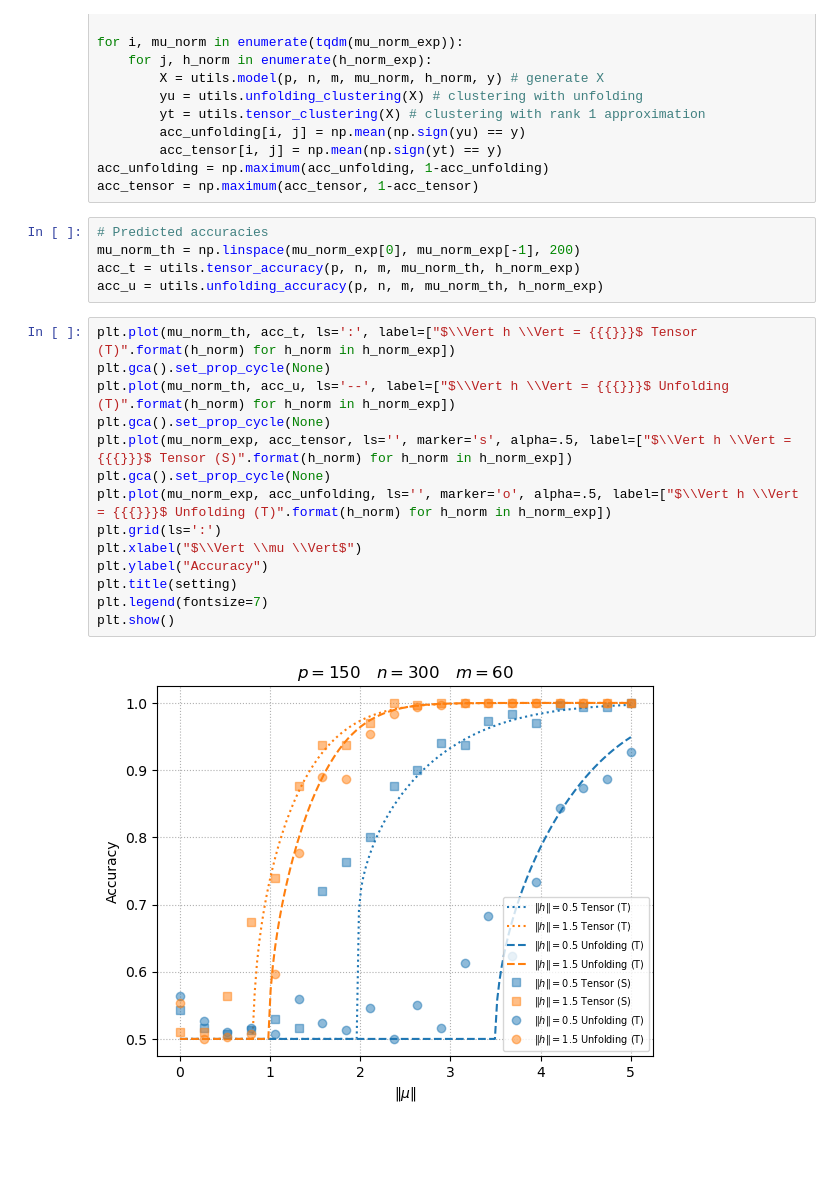
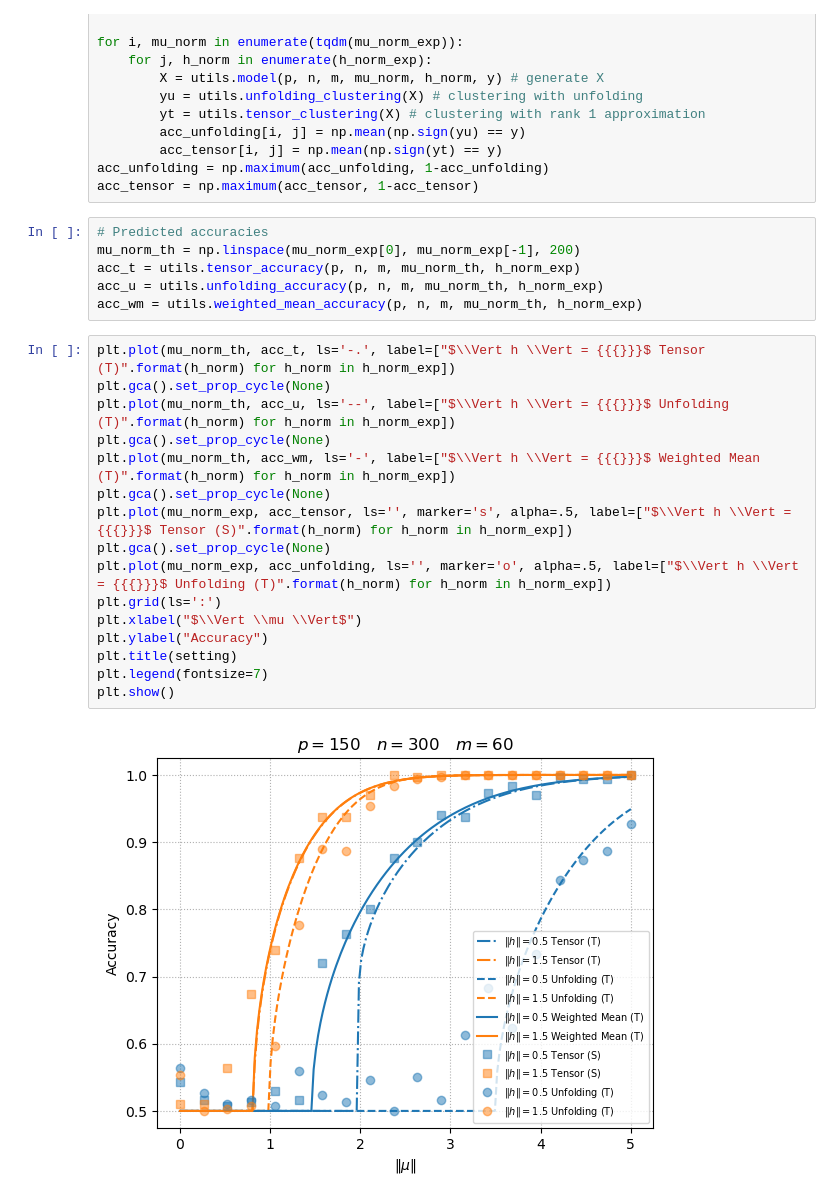
Before and after one commit to HugoLebeau/nested_matrix-tensor, a Jupyter notebook: benchmark_clustering.ipynb, the cells around one changed output. Drawn from its saved outputs; the diff is of its cells as text; blank space fills up the shorter version.

Commit message:
add comparison with weighted mean

```diff
--- a/benchmark_clustering.ipynb
+++ b/benchmark_clustering.ipynb
@@ -33,19 +33,22 @@ acc_tensor = np.maximum(acc_tensor, 1-acc_tensor)
 mu_norm_th = np.linspace(mu_norm_exp[0], mu_norm_exp[-1], 200)
 acc_t = utils.tensor_accuracy(p, n, m, mu_norm_th, h_norm_exp)
 acc_u = utils.unfolding_accuracy(p, n, m, mu_norm_th, h_norm_exp)
+acc_wm = utils.weighted_mean_accuracy(p, n, m, mu_norm_th, h_norm_exp)
 # %%
-plt.plot(mu_norm_th, acc_t, ls=':', label=["$\\Vert h \\Vert = {{{}}}$ Tensor (T)".format(h_norm) for h_norm in h_norm_exp])
+plt.plot(mu_norm_th, acc_t, ls='-.', label=["$\\Vert h \\Vert = {{{}}}$ Tensor (T)".format(h_norm) for h_norm in h_norm_exp])
 plt.gca().set_prop_cycle(None)
 plt.plot(mu_norm_th, acc_u, ls='--', label=["$\\Vert h \\Vert = {{{}}}$ Unfolding (T)".format(h_norm) for h_norm in h_norm_exp])
+plt.gca().set_prop_cycle(None)
+plt.plot(mu_norm_th, acc_wm, ls='-', label=["$\\Vert h \\Vert = {{{}}}$ Weighted Mean (T)".format(h_norm) for h_norm in h_norm_exp])
 plt.gca().set_prop_cycle(None)
 plt.plot(mu_norm_exp, acc_tensor, ls='', marker='s', alpha=.5, label=["$\\Vert h \\Vert = {{{}}}$ Tensor (S)".format(h_norm) for h_norm in h_norm_exp])
 plt.gca().set_prop_cycle(None)
 plt.plot(mu_norm_exp, acc_unfolding, ls='', marker='o', alpha=.5, label=["$\\Vert h \\Vert = {{{}}}$ Unfolding (T)".format(h_norm) for h_norm in h_norm_exp])
 plt.grid(ls=':')
 plt.xlabel("$\\Vert \\mu \\Vert$")
 plt.ylabel("Accuracy")
 plt.title(setting)
 plt.legend(fontsize=7)
 plt.show()
 # %% [output]
-[figure, old version]
+[figure, new version]
```
Also changed, not shown: 1 other file.
